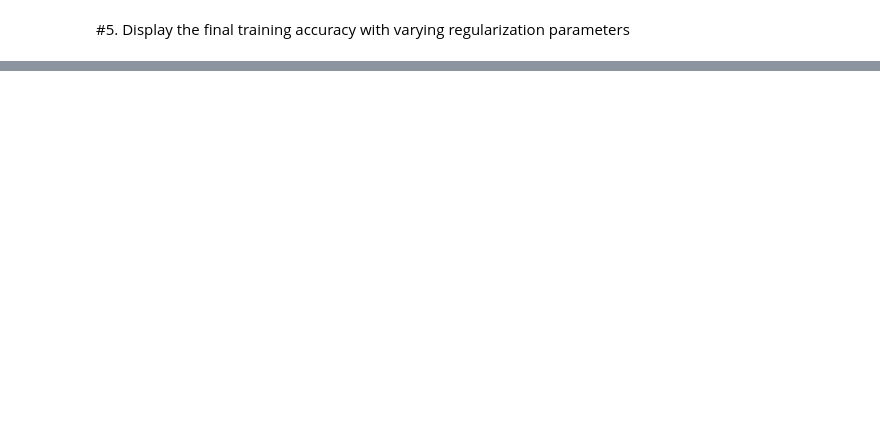
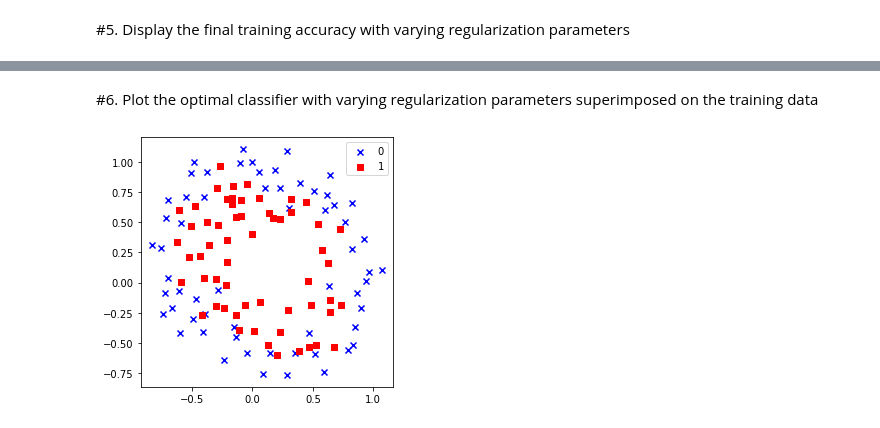
Before and after one commit to seyoung911/ClearWater, a Jupyter notebook: Assignment07.ipynb, the cells around one changed output, grey strips where cells are left out. Drawn from its saved outputs; the diff is of its cells as text; code cells hidden in the pictures; blank space fills up the shorter version.

```diff
--- a/Assignment07.ipynb
+++ b/Assignment07.ipynb
@@ -277,0 +260,27 @@ plt.plot([i for i in range(len(training_accuracy_3))], training_accuracy_3, colo
+# %% [markdown]
+#6. Plot the optimal classifier with varying regularization parameters superimposed on the training data
+# %%
+plt.figure()
+plt.scatter(pointX0, pointY0, c='b',  marker = 'x' ,label = '0')
+plt.scatter(pointX1, pointY1, c='r', marker = 's', label = '1')
+plt.tight_layout()
+plt.gca().set_aspect('equal', adjustable='box')
+plt.legend()
+plt.show()
+
+%matplotlib inline
+from sklearn import datasets
+from sklearn.cross_validation import train_test_split
+from sklearn.preprocessing import StandardScaler
+from sklearn.linear_model import Perceptron
+from sklearn.linear_model import LogisticRegression
+from sklearn.linear_model import SGDClassifier
+from sklearn.svm import SVC
+from sklearn.metrics import accuracy_score
+import numpy as np
+from matplotlib import style
+from mylib.plotdregion import plot_decision_region
+
+style.use('seaborn-talk')
+# %% [output]
+[figure, added]
```
Also changed, not shown: parts of 9 cells of this notebook.
